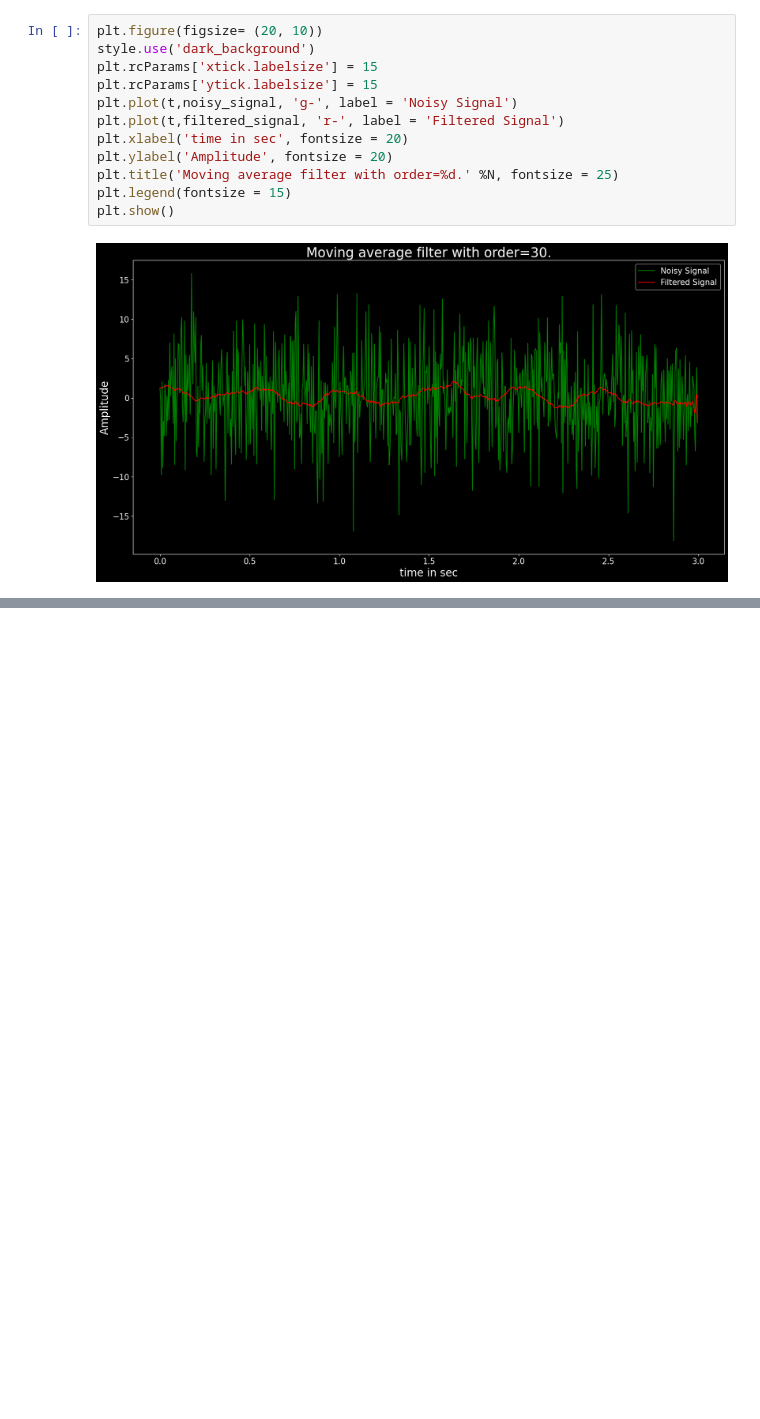
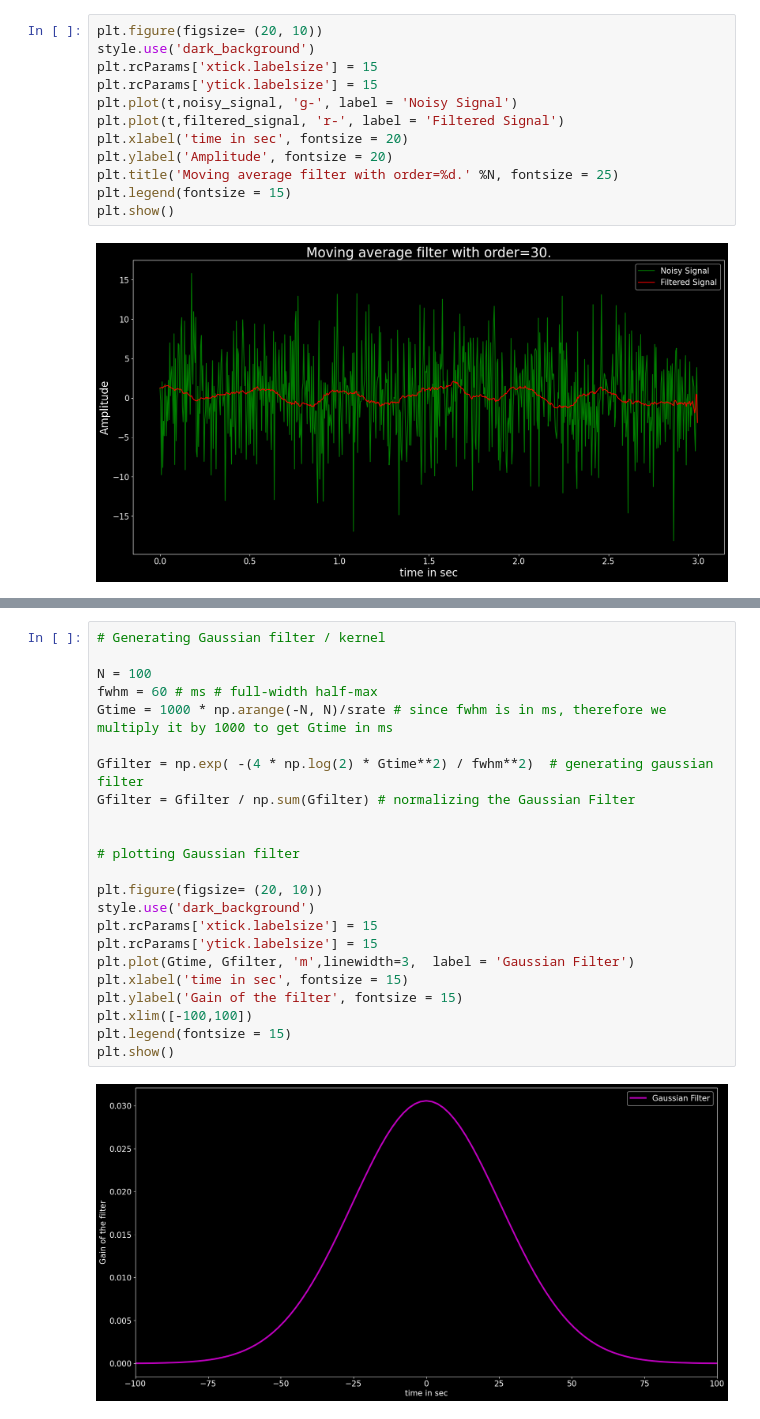
Before and after one commit to hbrandon15/ISP-with-Python, a Jupyter notebook: 03_Signal_Denoising/denoising.ipynb, the cells around one changed output, grey strips where cells are left out. Saved outputs shown, nothing was run; the diff lists cells and outputs as text; blank space fills up the shorter version.

```diff
--- a/03_Signal_Denoising/denoising.ipynb
+++ b/03_Signal_Denoising/denoising.ipynb
@@ -65,0 +104,25 @@ plt.show()
+# %%
+# Generating Gaussian filter / kernel
+
+N = 100
+fwhm = 60 # ms # full-width half-max
+Gtime = 1000 * np.arange(-N, N)/srate # since fwhm is in ms, therefore we multiply it by 1000 to get Gtime in ms
+
+Gfilter = np.exp( -(4 * np.log(2) * Gtime**2) / fwhm**2)  # generating gaussian filter
+Gfilter = Gfilter / np.sum(Gfilter) # normalizing the Gaussian Filter
+
+
+# plotting Gaussian filter
+
+plt.figure(figsize= (20, 10))
+style.use('dark_background')
+plt.rcParams['xtick.labelsize'] = 15
+plt.rcParams['ytick.labelsize'] = 15
+plt.plot(Gtime, Gfilter, 'm',linewidth=3,  label = 'Gaussian Filter')
+plt.xlabel('time in sec', fontsize = 15)
+plt.ylabel('Gain of the filter', fontsize = 15)
+plt.xlim([-100,100])
+plt.legend(fontsize = 15)
+plt.show()
+# %% [output]
+[figure, added]
```
Also changed, not shown: parts of 5 cells of this notebook.
